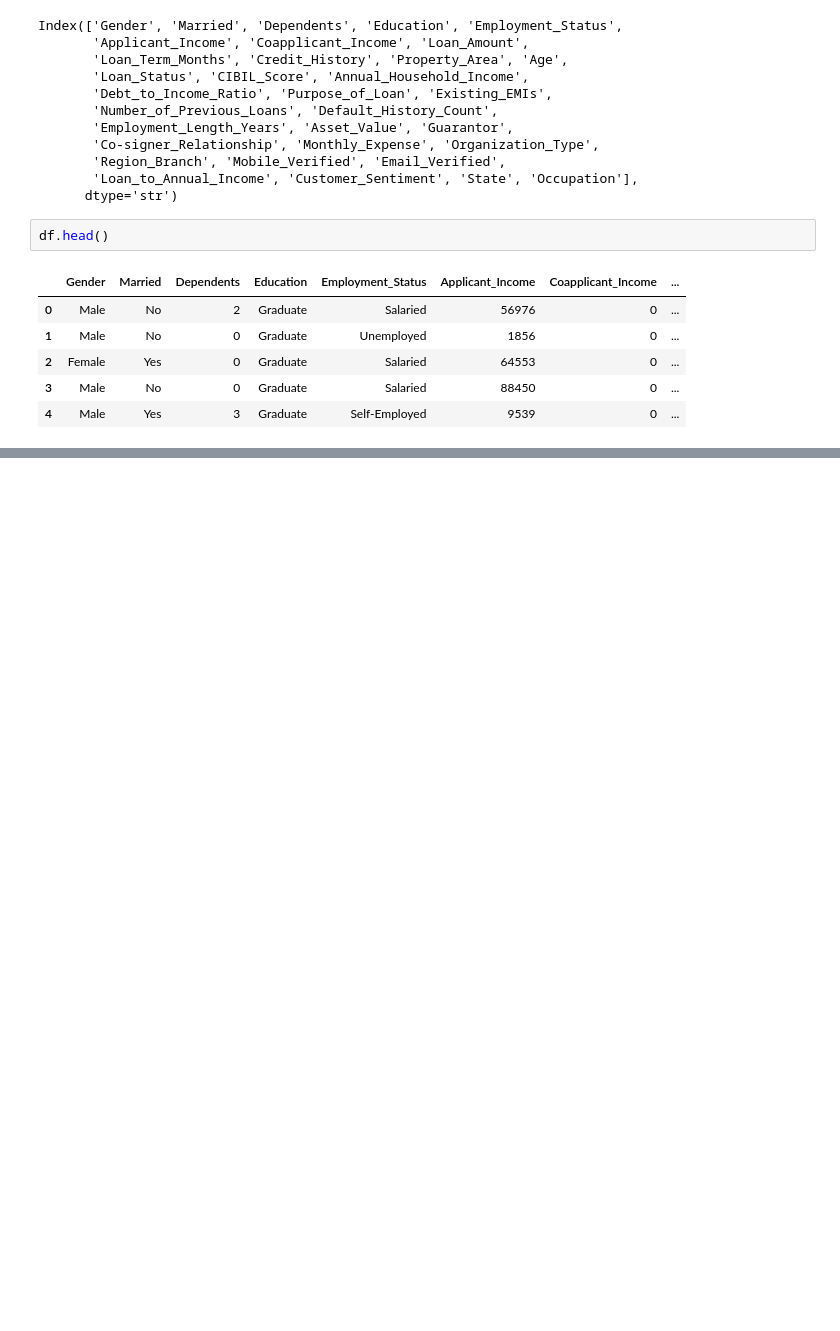
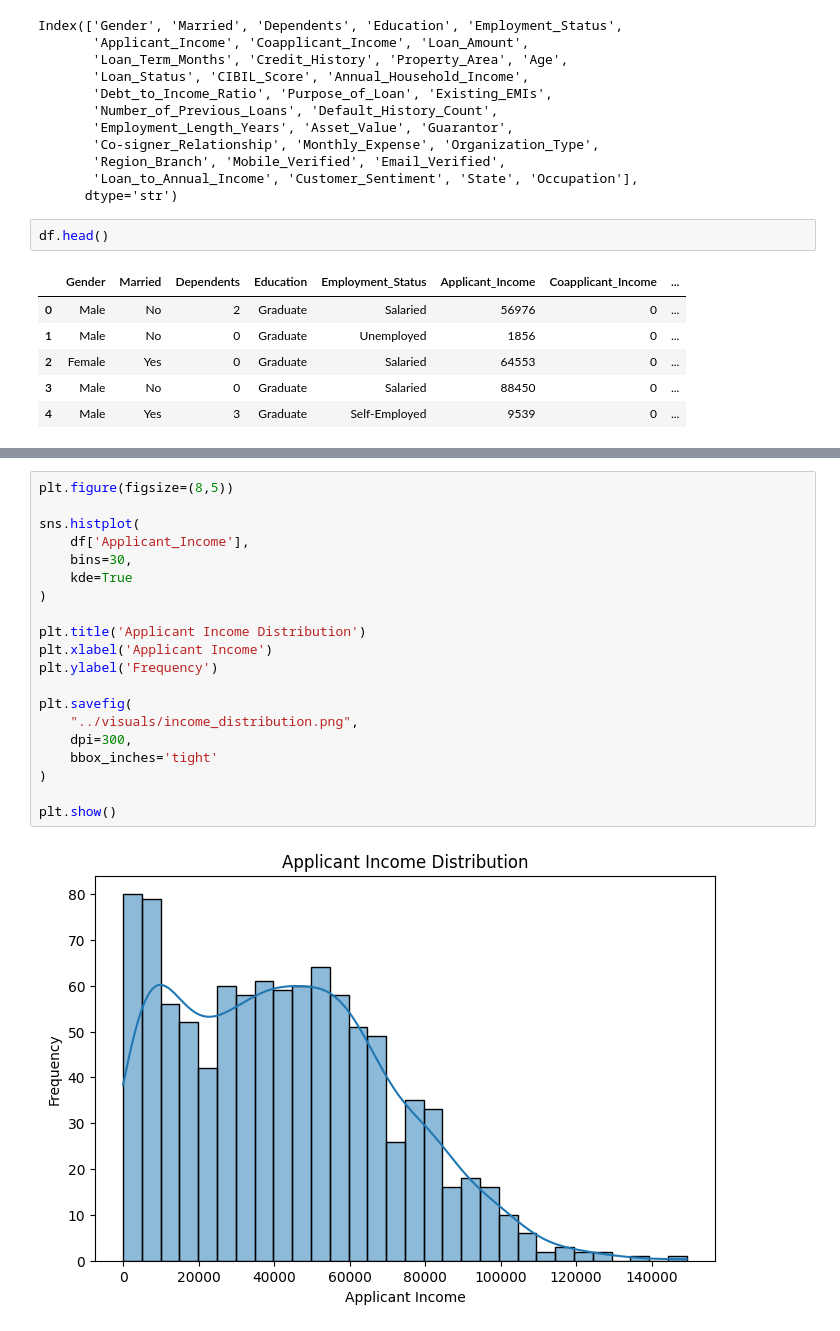
Before and after one commit to Animesh1020/hdfc_ml_project, a Jupyter notebook: notebooks/01_eda.ipynb, the cells around one changed output, grey strips where cells are left out. Drawn from its saved outputs; the diff is of its cells as text; blank space fills up the shorter version.

```diff
--- a/notebooks/01_eda.ipynb
+++ b/notebooks/01_eda.ipynb
@@ -375,0 +404,22 @@ df.head()
+# %%
+plt.figure(figsize=(8,5))
+
+sns.histplot(
+    df['Applicant_Income'],
+    bins=30,
+    kde=True
+)
+
+plt.title('Applicant Income Distribution')
+plt.xlabel('Applicant Income')
+plt.ylabel('Frequency')
+
+plt.savefig(
+    "../visuals/income_distribution.png",
+    dpi=300,
+    bbox_inches='tight'
+)
+
+plt.show()
+# %% [output]
+[figure, added]
```
Also changed, not shown: parts of 5 cells of this notebook, 6 other files.
